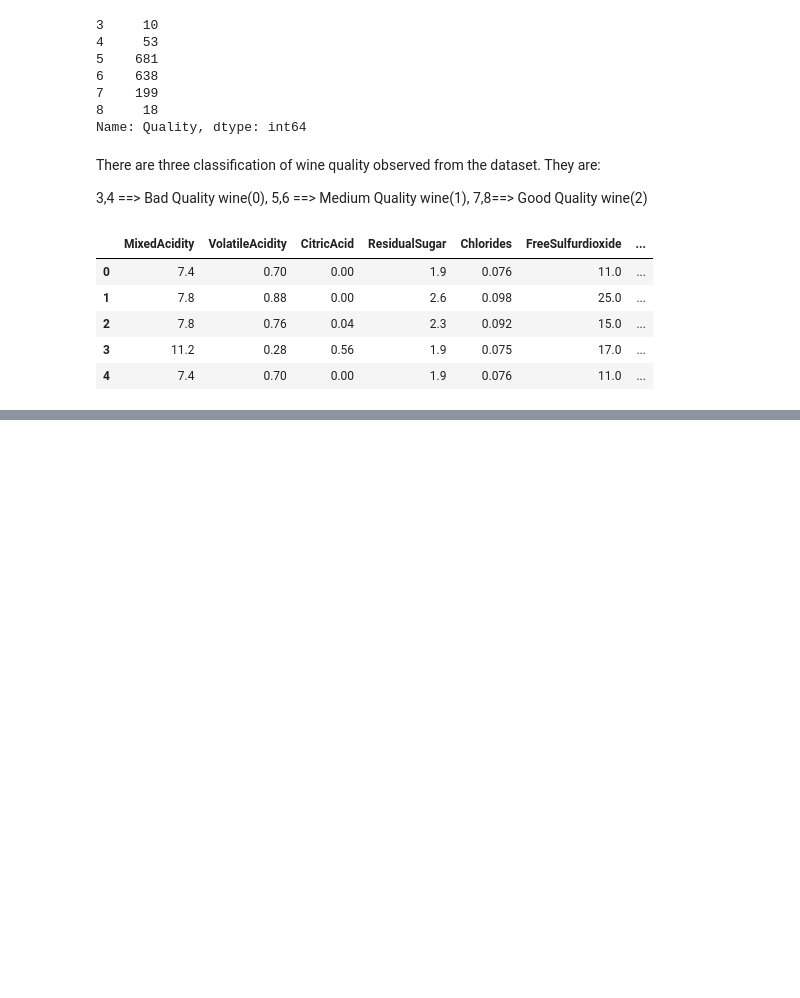
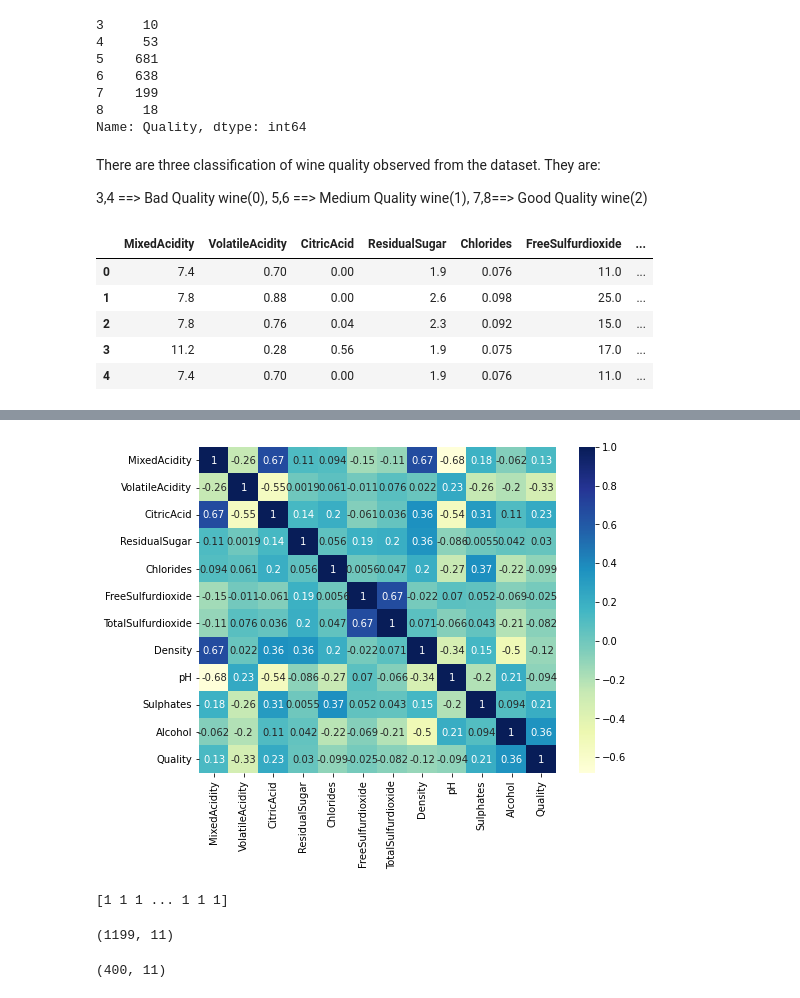
Before and after one commit to Bigfredoh/Machine-Learning, a Jupyter notebook: Wine_Quality.ipynb, the cells around one changed output, grey strips where cells are left out. Cells and saved outputs as stored; diff of their text form; code cells hidden in the pictures; blank space fills up the shorter version.

```diff
--- a/Wine_Quality.ipynb
+++ b/Wine_Quality.ipynb
@@ -104,0 +124,4 @@ plt.show()
+# %%
+dataplot = sns.heatmap(wine_df.corr(), cmap="YlGnBu", annot=True)
+# %% [output]
+[figure, added]
@@ -104,0 +131,4 @@ plt.show()
+# %%
+print(y)
+# %% [output]
+[1 1 1 ... 1 1 1]
@@ -104,0 +138,8 @@ plt.show()
+# %%
+X_train.shape
+# %% [output]
+(1199, 11)
+# %%
+y_train.shape
+# %% [output]
+(400, 11)
```
Also changed, not shown: parts of 7 cells of this notebook.
